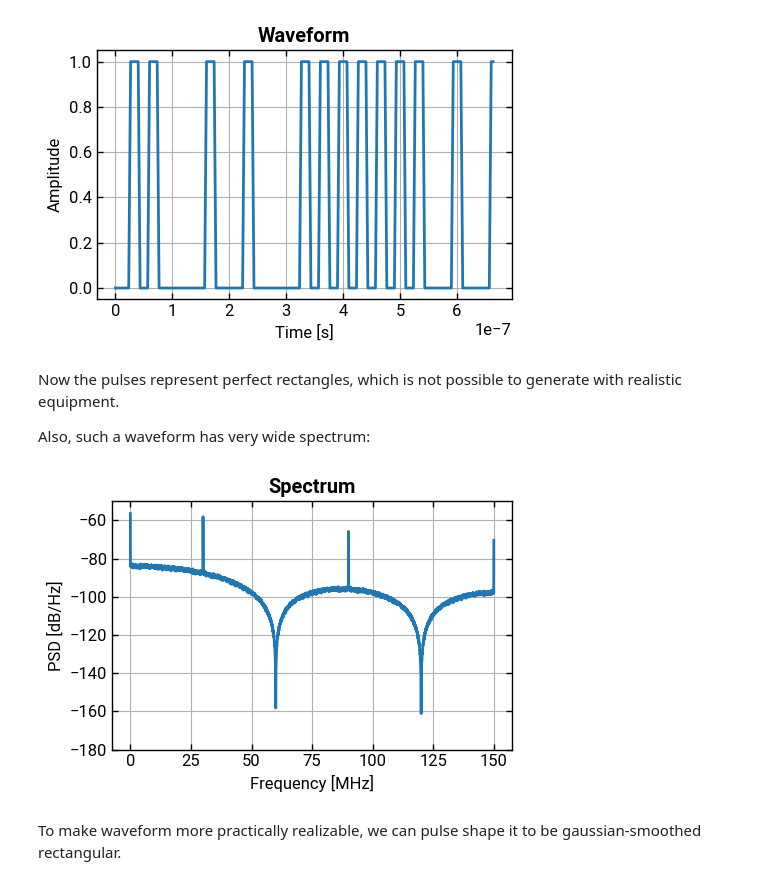
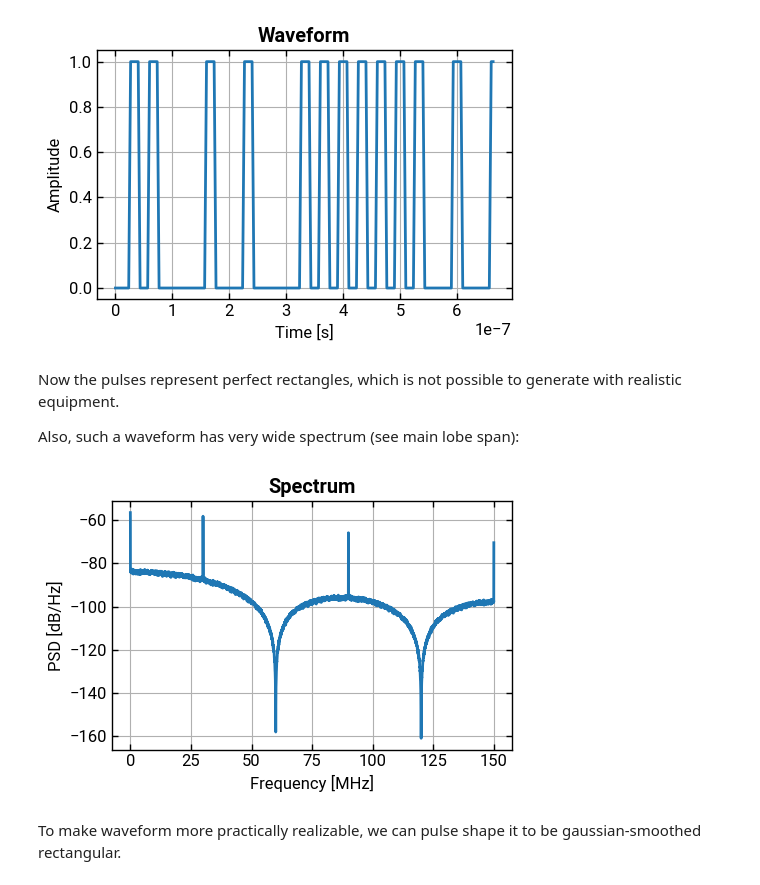
Before and after one commit to lokgar/commstools, a Jupyter notebook: examples/01-pam-waveforms.ipynb, the cells around one changed output. Drawn from its saved outputs; the diff is of its cells as text; code cells hidden in the pictures.

```diff
--- a/examples/01-pam-waveforms.ipynb
+++ b/examples/01-pam-waveforms.ipynb
@@ -45,11 +46,11 @@ ook_rz_rect.plot_symbols(num_symbols=20, show=True)
 # %% [markdown]
 Now the pulses represent perfect rectangles, which is not possible to generate with realistic equipment.
 
-Also, such a waveform has very wide spectrum:
+Also, such a waveform has very wide spectrum (see main lobe span):
 # %%
-ook_rz_rect.plot_psd(show=True, nperseg=2**14, ylim=(-180, -50))
+ook_rz_rect.plot_psd(show=True, nperseg=2**14)
 # %% [output]
-[figure, old version]
+[figure, new version]
 # %% [markdown]
 To make waveform more practically realizable, we can pulse shape it to be gaussian-smoothed rectangular.
 # %%
```
Also changed, not shown: parts of 20 cells of this notebook, 4 other files.
